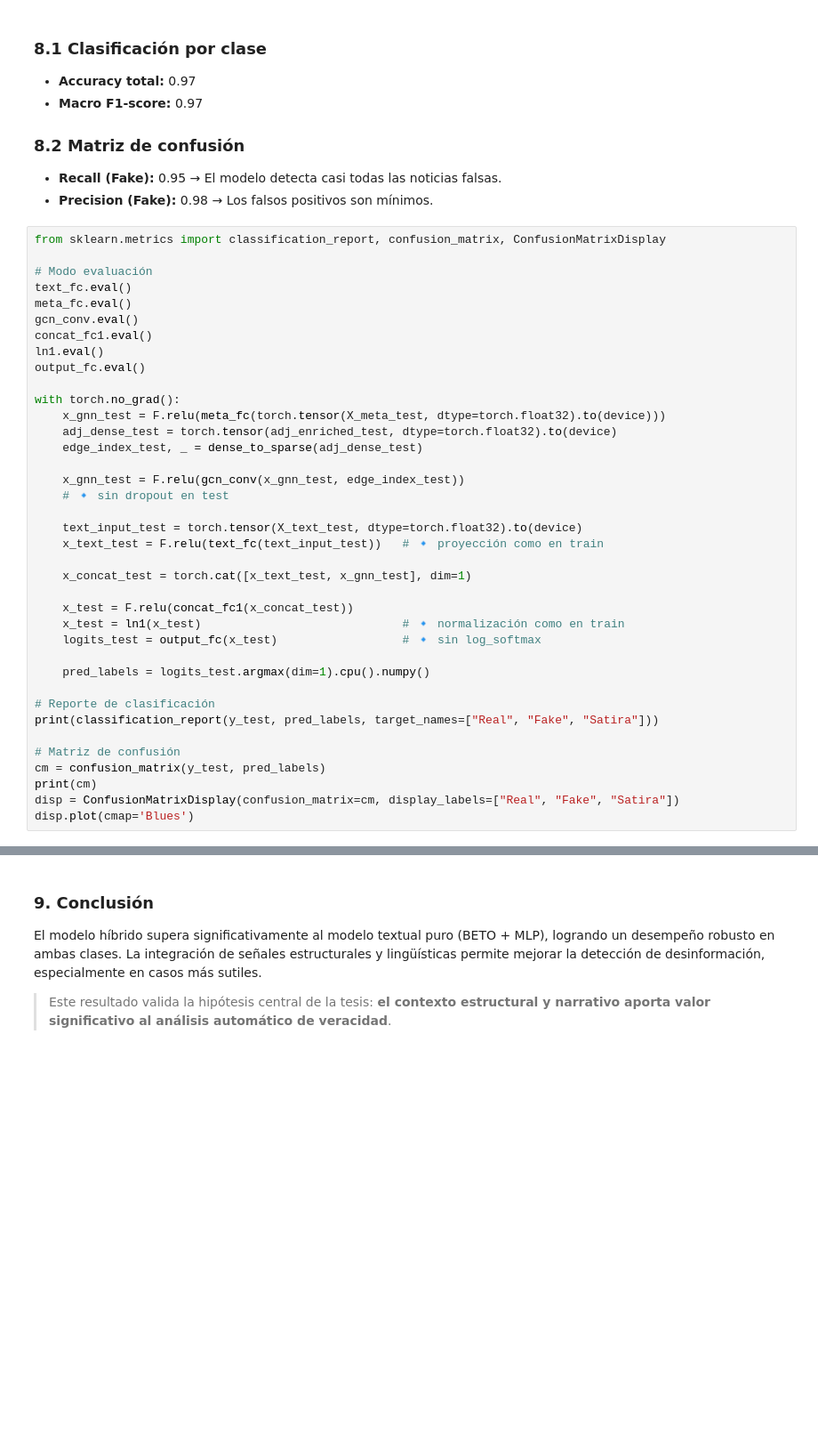
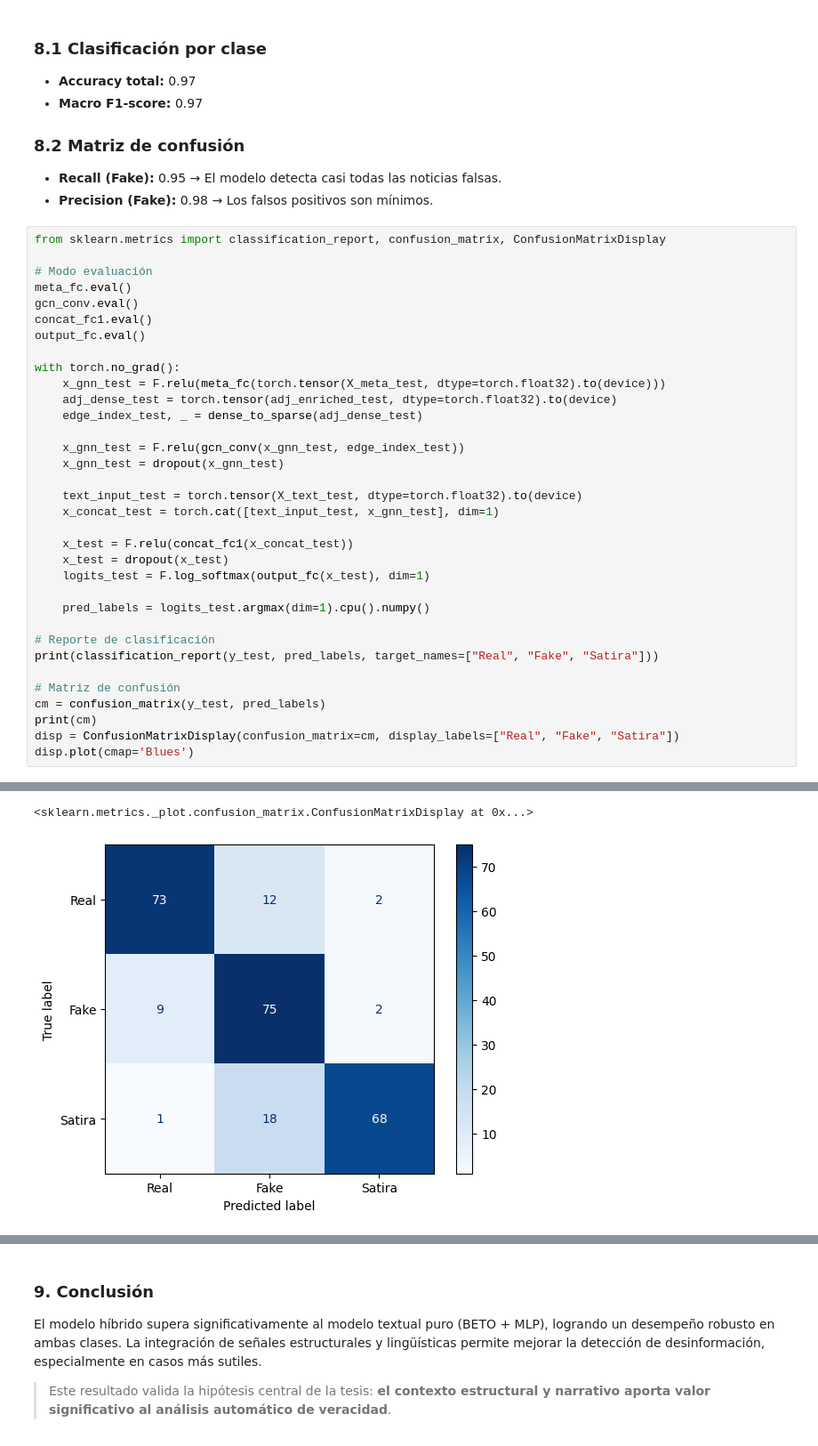
Before and after one commit to m3llad0/fake-news-data-extraction, a Jupyter notebook: Fake_news_detection_model_V1.ipynb, the cells around one changed output, grey strips where cells are left out. Shown at 89% size. Saved outputs shown, nothing was run; the diff lists cells and outputs as text; blank space fills up the shorter version.

```diff
--- a/Fake_news_detection_model_V1.ipynb
+++ b/Fake_news_detection_model_V1.ipynb
@@ -1111,11 +1203,9 @@ plt.show()
 from sklearn.metrics import classification_report, confusion_matrix, ConfusionMatrixDisplay
 
 # Modo evaluación
-text_fc.eval()
 meta_fc.eval()
 gcn_conv.eval()
 concat_fc1.eval()
-ln1.eval()
 output_fc.eval()
 
 with torch.no_grad():
@@ -1124,16 +1214,14 @@ with torch.no_grad():
     edge_index_test, _ = dense_to_sparse(adj_dense_test)
 
     x_gnn_test = F.relu(gcn_conv(x_gnn_test, edge_index_test))
-    # 🔹 sin dropout en test
+    x_gnn_test = dropout(x_gnn_test)
 
     text_input_test = torch.tensor(X_text_test, dtype=torch.float32).to(device)
-    x_text_test = F.relu(text_fc(text_input_test))   # 🔹 proyección como en train
-
-    x_concat_test = torch.cat([x_text_test, x_gnn_test], dim=1)
+    x_concat_test = torch.cat([text_input_test, x_gnn_test], dim=1)
 
     x_test = F.relu(concat_fc1(x_concat_test))
-    x_test = ln1(x_test)                             # 🔹 normalización como en train
-    logits_test = output_fc(x_test)                  # 🔹 sin log_softmax
+    x_test = dropout(x_test)
+    logits_test = F.log_softmax(output_fc(x_test), dim=1)
 
     pred_labels = logits_test.argmax(dim=1).cpu().numpy()
 
@@ -1145,3 +1233,4 @@ cm = confusion_matrix(y_test, pred_labels)
 print(cm)
 disp = ConfusionMatrixDisplay(confusion_matrix=cm, display_labels=["Real", "Fake", "Satira"])
 disp.plot(cmap='Blues')
+# %% [output]
@@ -1148,3 +1250,5 @@ disp.plot(cmap='Blues')
+<sklearn.metrics._plot.confusion_matrix.ConfusionMatrixDisplay at 0x...>
+[figure, added]
 # %%
 # Get prediction probabilities, not just classifications
 probs = F.softmax(logits_test, dim=1)
```
Also changed, not shown: parts of 19 cells of this notebook.
